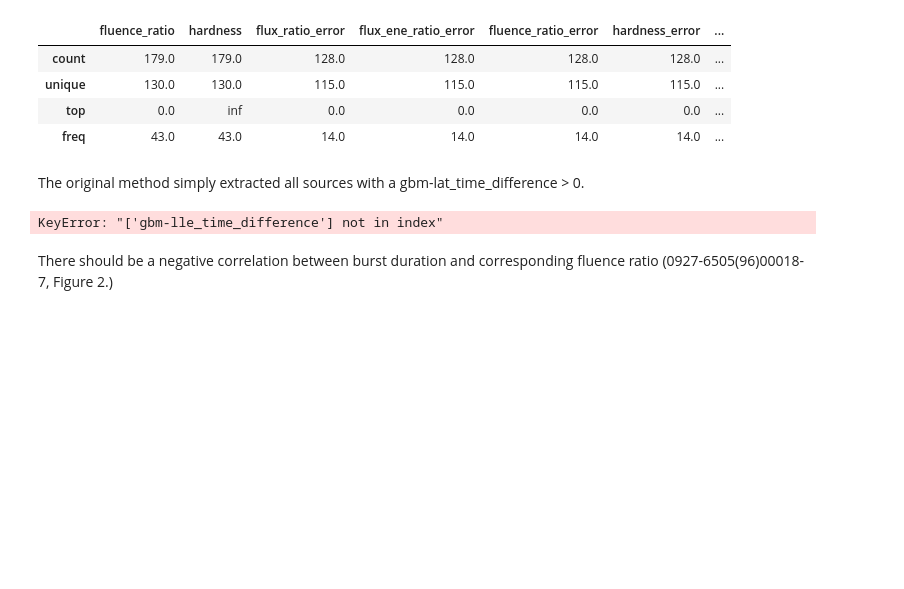
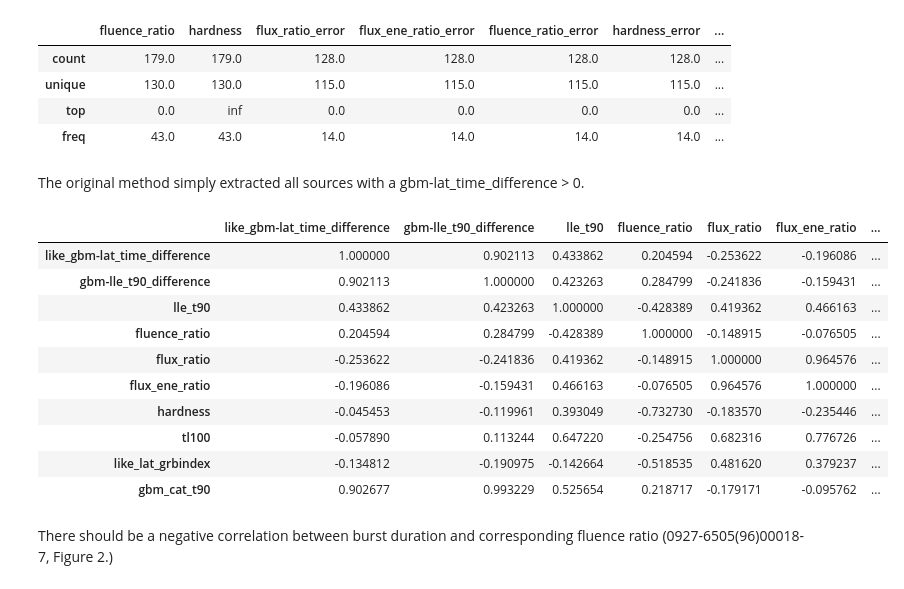
Before and after one commit to xboluna/Research, a Jupyter notebook: BHRad/GBM_Catalog_Searching/Exploring_possible_candidates.ipynb, the cells around one changed output. Drawn from its saved outputs; the diff is of its cells as text; code cells hidden in the pictures; blank space fills up the shorter version.

```diff
--- a/BHRad/GBM_Catalog_Searching/Exploring_possible_candidates.ipynb
+++ b/BHRad/GBM_Catalog_Searching/Exploring_possible_candidates.ipynb
@@ -101,11 +101,21 @@ The original method simply extracted all sources with a gbm-lat_time_difference
 # %%
 original_targets = all_candidates.copy()[ all_candidates['like_gbm-lat_time_difference'] > 0 ]
 
-original_targets[['like_gbm-lat_time_difference', 'gbm-lle_time_difference',
+original_targets[['like_gbm-lat_time_difference', 'gbm-lle_t90_difference',
                   'lle_t90', 'fluence_ratio', 'flux_ratio',
          'flux_ene_ratio', 'hardness', 'tl100', 'Like_LAT_GRBIndex'.lower(), 'gbm_cat_t90']].corr()
 # %% [output]
-KeyError: "['gbm-lle_time_difference'] not in index"
+|  | like_gbm-lat_time_difference | gbm-lle_t90_difference | lle_t90 | fluence_ratio | flux_ratio | flux_ene_ratio | ... |
+| like_gbm-lat_time_difference | 1.000000 | 0.902113 | 0.433862 | 0.204594 | -0.253622 | -0.196086 | ... |
+| gbm-lle_t90_difference | 0.902113 | 1.000000 | 0.423263 | 0.284799 | -0.241836 | -0.159431 | ... |
+| lle_t90 | 0.433862 | 0.423263 | 1.000000 | -0.428389 | 0.419362 | 0.466163 | ... |
+| fluence_ratio | 0.204594 | 0.284799 | -0.428389 | 1.000000 | -0.148915 | -0.076505 | ... |
+| flux_ratio | -0.253622 | -0.241836 | 0.419362 | -0.148915 | 1.000000 | 0.964576 | ... |
+| flux_ene_ratio | -0.196086 | -0.159431 | 0.466163 | -0.076505 | 0.964576 | 1.000000 | ... |
+| hardness | -0.045453 | -0.119961 | 0.393049 | -0.732730 | -0.183570 | -0.235446 | ... |
+| tl100 | -0.057890 | 0.113244 | 0.647220 | -0.254756 | 0.682316 | 0.776726 | ... |
+| like_lat_grbindex | -0.134812 | -0.190975 | -0.142664 | -0.518535 | 0.481620 | 0.379237 | ... |
+| gbm_cat_t90 | 0.902677 | 0.993229 | 0.525654 | 0.218717 | -0.179171 | -0.095762 | ... |
 # %% [markdown]
 There should be a negative correlation between burst duration and corresponding fluence ratio (0927-6505(96)00018-7, Figure 2.)
 # %%
```
Also changed, not shown: parts of 26 cells of this notebook, 36 other files.
